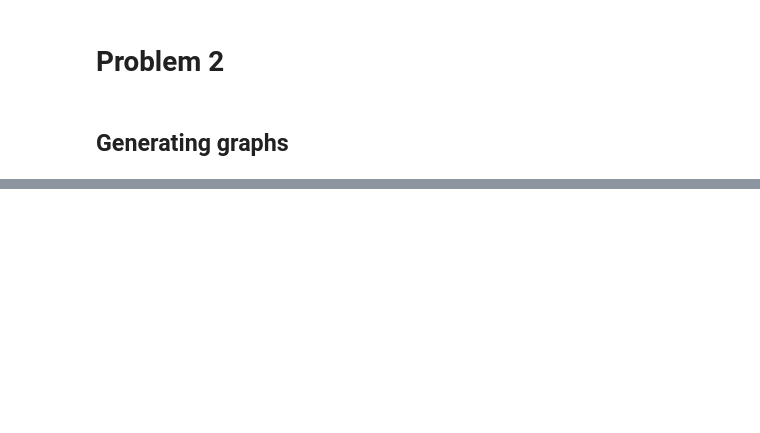
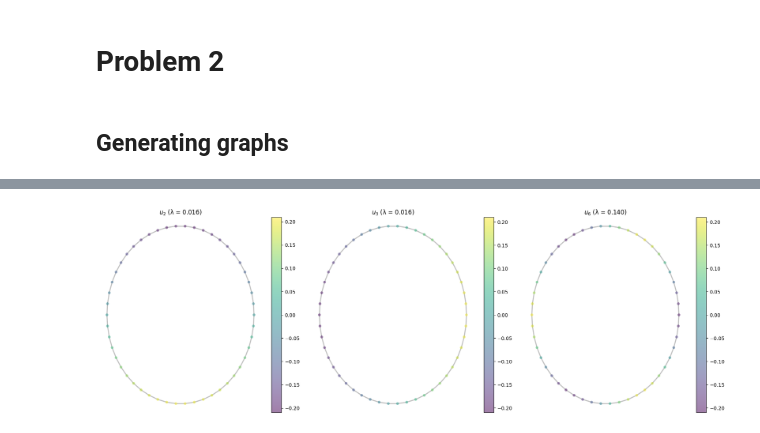
Before and after one commit to QuiteFiber93/eel6878, a Jupyter notebook: hw4/hwy.ipynb, the cells around one changed output, grey strips where cells are left out. Saved outputs shown, nothing was run; the diff lists cells and outputs as text; code cells hidden in the pictures; blank space fills up the shorter version.

```diff
--- a/hw4/hwy.ipynb
+++ b/hw4/hwy.ipynb
@@ -120,0 +179,12 @@ plt.show()
+# %%
+fig, axs = plt.subplots(1, 3, figsize=(18, 6))
+
+for ax, k in zip(axs, [1, 2, 5]):  # u2, u3, u6
+    Ring.plot(Ring.U[:, k], ax=ax, vertex_size=30)
+    ax.set_title(f'$u_{{{k+1}}}$ (λ = {Ring.e[k]:.3f})')
+    ax.set_axis_off()
+
+plt.tight_layout()
+plt.show()
+# %% [output]
+[figure, added]
```
Also changed, not shown: parts of 42 cells of this notebook.
